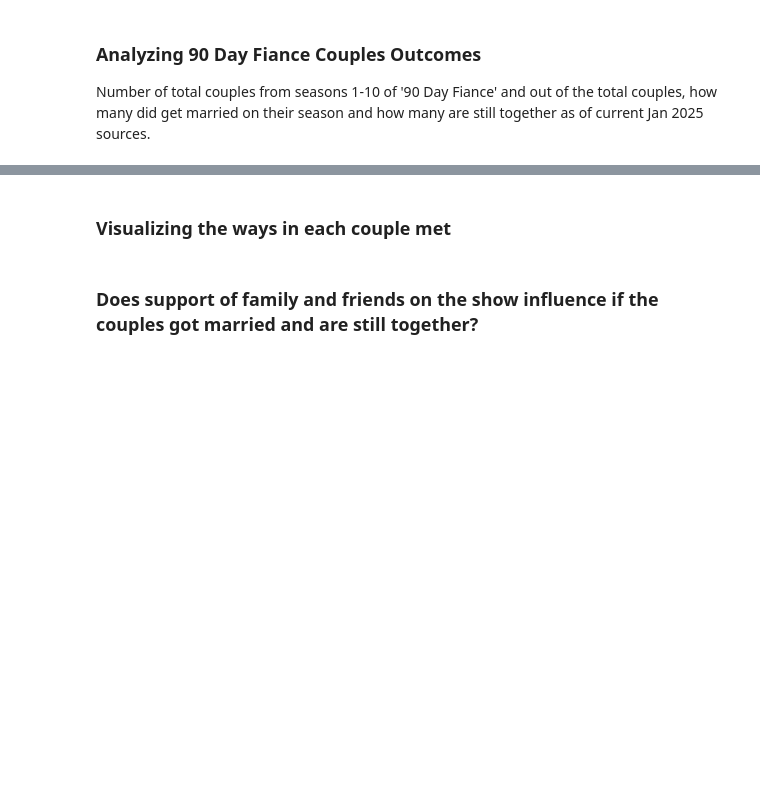
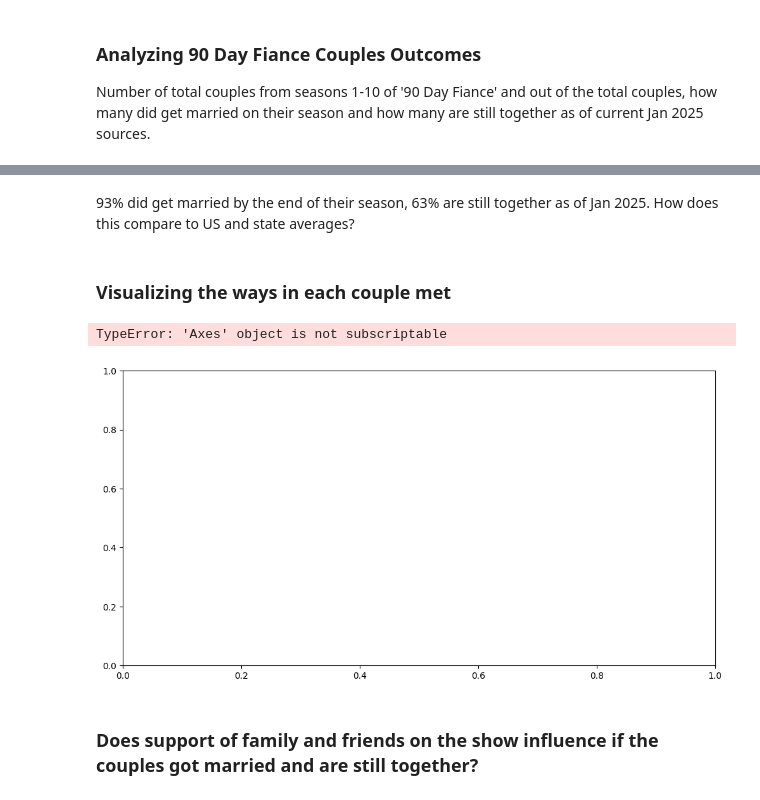
Before and after one commit to knich91/90_Day_Fiance_Real_Or_Reality, a Jupyter notebook: Capstone.ipynb, the cells around one changed output, grey strips where cells are left out. Drawn from its saved outputs; the diff is of its cells as text; code cells hidden in the pictures; blank space fills up the shorter version.

Commit message:
first look at the 90 Day Fiance data

```diff
--- a/Capstone.ipynb
+++ b/Capstone.ipynb
@@ -16,0 +15,3 @@ tlc_data.head()
+# %%
+tlc_data = pd.read_csv(r'Data_Sets\90_Day_Fiance_Data _Sheet1.csv')
+tlc_data.head()
@@ -24,0 +69,3 @@ nonimm_visa_oct_24.head()
+# %%
+tlc_data["Couple_ID"] = range(1, len(tlc_data) + 1)
+tlc_data.head(2)
@@ -60,28 +198,57 @@ Number of total couples from seasons 1-10 of '90 Day Fiance' and out of the tota
+# %% [markdown]
+93% did get married by the end of their season, 63% are still together as of Jan 2025. How does this compare to US and state averages?
 # %% [markdown]
 ### Visualizing the ways in each couple met
 # %%
 # create a graph of how they met
-#Define a function plot_how_couples_met(df_90df)
-#df_90df is the DataFrame containing 90 Day Fiancé data.
+#Define a function plot_how_couples_met
+#tlc_data is the DataFrame containing 90 Day Fiancé data.
 #Data Preparation
 #Ensure the DataFrame has a column named how_met (or similar) that describes how each couple met (e.g., online, vacation, mutual friends).
 #Check for missing or null values in the how_met column and handle them:
 #Replace nulls with 'Unknown' or drop rows with missing data if appropriate.
 #Data Aggregation
 #Count the occurrences of each unique value in the how_met column:
-#how_met_counts = df_90df['how_met'].value_counts()
 #Plotting the Pie Chart
 #Use matplotlib.pyplot to create the pie chart:
-#plt.pie(how_met_counts, labels=how_met_counts.index, autopct='%1.1f%%', startangle=140)
 #Add a title to the pie chart:
 #plt.title('How 90 Day Fiancé Couples Met')
 #Display the Chart
 #Ensure the chart is displayed properly:
 #plt.axis('equal') to keep the pie chart circular.
 #plt.show() to render the chart.
 #Function Call (Optional)
 #Call the function with your DataFrame:
-#plot_how_couples_met(df_90df)
+#plot_how_couples_met
+
+
+def plot_how_couples_met(tlc_data):
+    """
+    Create a pie chart showing how 90 Day Fiancé couples met.
+
+    Parameters:
+    tlc_data (DataFrame): DataFrame containing 90 Day Fiancé couples data.
+    """
+
+    # Count occurrences of each method
+    how_met_counts = tlc_data['Met'].value_counts()
+
+       # Define the subplots
+    fig, axes = plt.subplots(1, figsize=(12, 6))
+
+    # Plot for 'type'
+    axes[0].pie(how_met_counts, labels=how_met_counts.index, autopct='%1.1f%%', startangle=210,
+                labeldistance=1.2)
+    axes[0].set_title('How 90 Day Fiance Couples Met')
+
+    # Plot the pie chart
+    plt.tight_layout()
+    plt.show()
+
+plot_how_couples_met(tlc_data)
+# %% [output]
+TypeError: 'Axes' object is not subscriptable
+[figure, added]
 # %% [markdown]
 ### Does support of family and friends on the show influence if the couples got married and are still together?
 # %%
```
Also changed, not shown: parts of 21 cells of this notebook, 25 other files.
